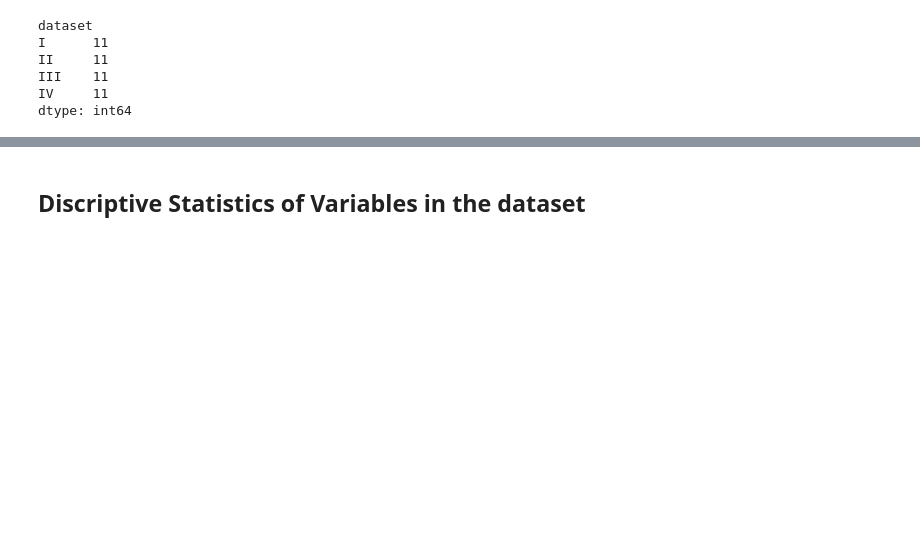
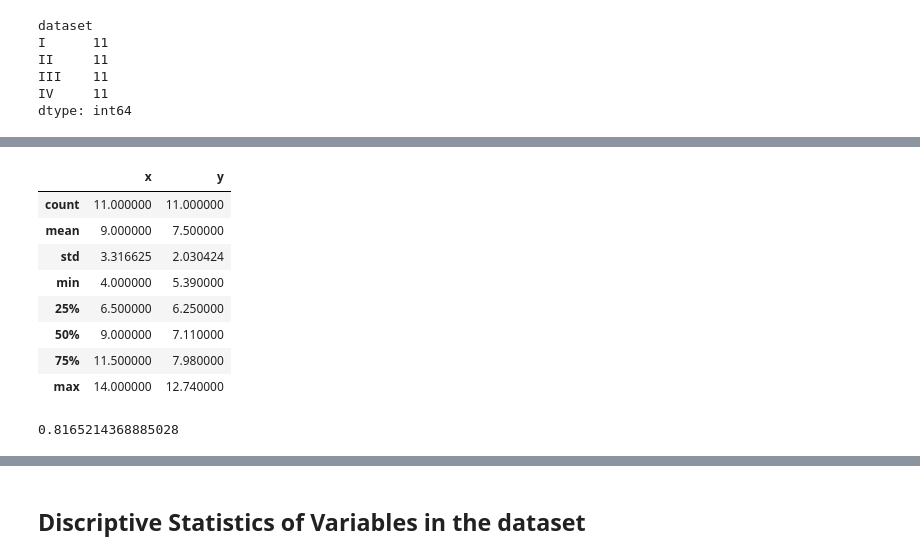
Before and after one commit to ClaireDrummond/Fundamentals-of-DA---Assignments-2018, a Jupyter notebook: Fundamentals of Data Analytics.ipynb, the cells around one changed output, grey strips where cells are left out. Saved outputs shown, nothing was run; the diff lists cells and outputs as text; code cells hidden in the pictures; blank space fills up the shorter version.

```diff
--- a/Fundamentals of Data Analytics.ipynb
+++ b/Fundamentals of Data Analytics.ipynb
@@ -61,0 +103,16 @@ dtype: int64
+# %%
+ds3.describe() #stats for dataset 3
+# %% [output]
+|  | x | y |
+| count | 11.000000 | 11.000000 |
+| mean | 9.000000 | 7.500000 |
+| std | 3.316625 | 2.030424 |
+| min | 4.000000 | 5.390000 |
+| 25% | 6.500000 | 6.250000 |
+| 50% | 9.000000 | 7.110000 |
+| 75% | 11.500000 | 7.980000 |
+| max | 14.000000 | 12.740000 |
+# %%
+np.corrcoef(x, y)[0,1] # correlation between x and y of dataset 3
+# %% [output]
+0.8165214368885028
```
Also changed, not shown: parts of 12 cells of this notebook, 1 other file.
